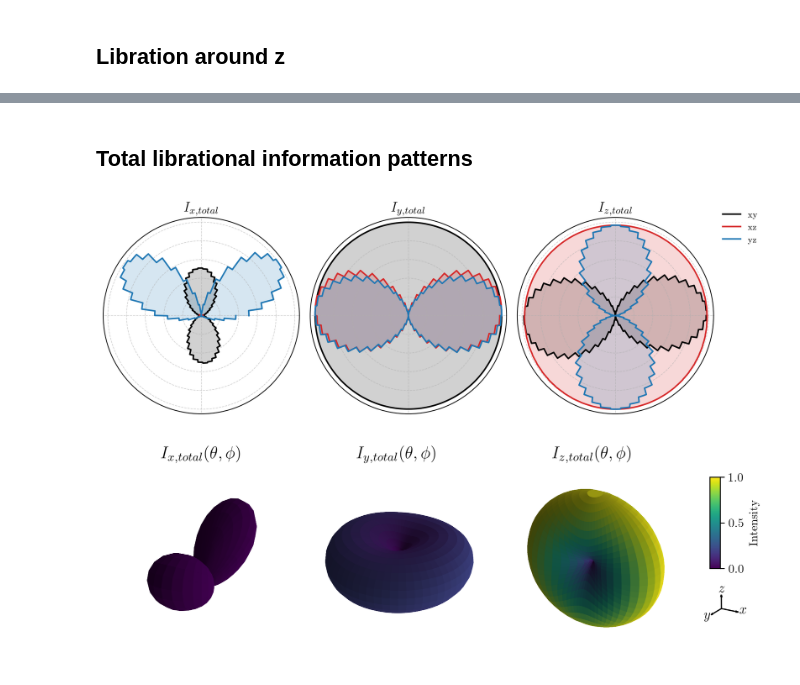
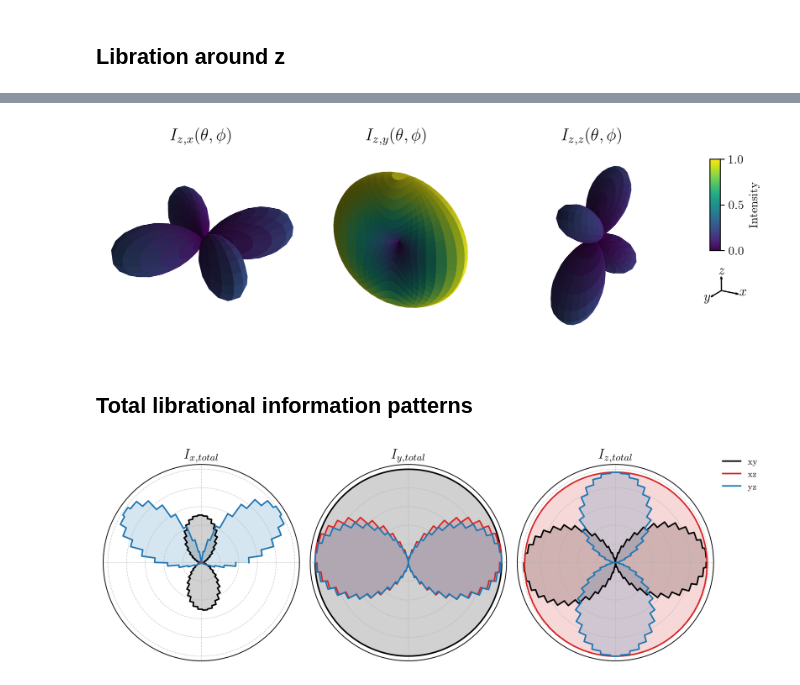
Before and after one commit to barra9408/info-patterns-repo, a Jupyter notebook: notebooks/04_arbitrary_incident_field.ipynb, the cells around one changed output, grey strips where cells are left out. Cells and saved outputs as stored; diff of their text form; code cells hidden in the pictures.

```diff
--- a/notebooks/04_arbitrary_incident_field.ipynb
+++ b/notebooks/04_arbitrary_incident_field.ipynb
@@ -302,10 +313,12 @@ timing for wl=1550.00nm - setup: EE 85.4ms, inv.: 876.2ms, repropa.: 137.2ms (1
+# %%
+plots.plot3d_info_patterns(Nteta=Nteta, Nphi=Nphi, info_patterns=[I_z_Ex, I_z_Ey, I_z_Ez], labels=["z,x", "z,y", "z,z"], cmap=cm.viridis, scale_list=[0.34, 0.34, 0.37], savefig=False,
+                     save_type=save_type, filename="info_patterns_z_3d", results_dir=results_dir)
+# %% [output]
+[figure, added]
 # %% [markdown]
 ## Total librational information patterns
 # %%
-plot2d_info_patterns(Nteta=Nteta, Nphi=Nphi, info_patterns=[I_lib_x_total, I_lib_y_total, I_lib_z_total], labels=["x,total", "y,total", "z,total"], planes=DEFAULT_2D_PLANES,
-                     normalize=DEFAULT_2D_NORMALIZE, fill=DEFAULT_2D_FILL, figsize=None, savefig=False, save_type=DEFAULT_SAVE_TYPE, filename="lib_info_patterns_total_2d", results_dir=results_dir)
-plot3d_info_patterns(Nteta=Nteta, Nphi=Nphi, info_patterns=[I_lib_x_total, I_lib_y_total, I_lib_z_total], labels=["x,total", "y,total", "z,total"], cmap=cm.viridis, scale_list=[0.28, 0.34, 0.34],
-                     savefig=False, save_type=DEFAULT_SAVE_TYPE, filename="lib_info_patterns_total_3d", results_dir=results_dir)
+plots.plot2d_info_patterns(Nteta=Nteta, Nphi=Nphi, info_patterns=[I_x_total, I_y_total, I_z_total], labels=["x,total", "y,total", "z,total"], planes=planes, normalize=normalization, fill=fill,
+                           figsize=None, savefig=False, save_type=save_type, filename="info_patterns_total_2d", results_dir=results_dir)
 # %% [output]
 [figure]
-[figure, removed]
```
Also changed, not shown: parts of 13 cells of this notebook, 13 other files.
